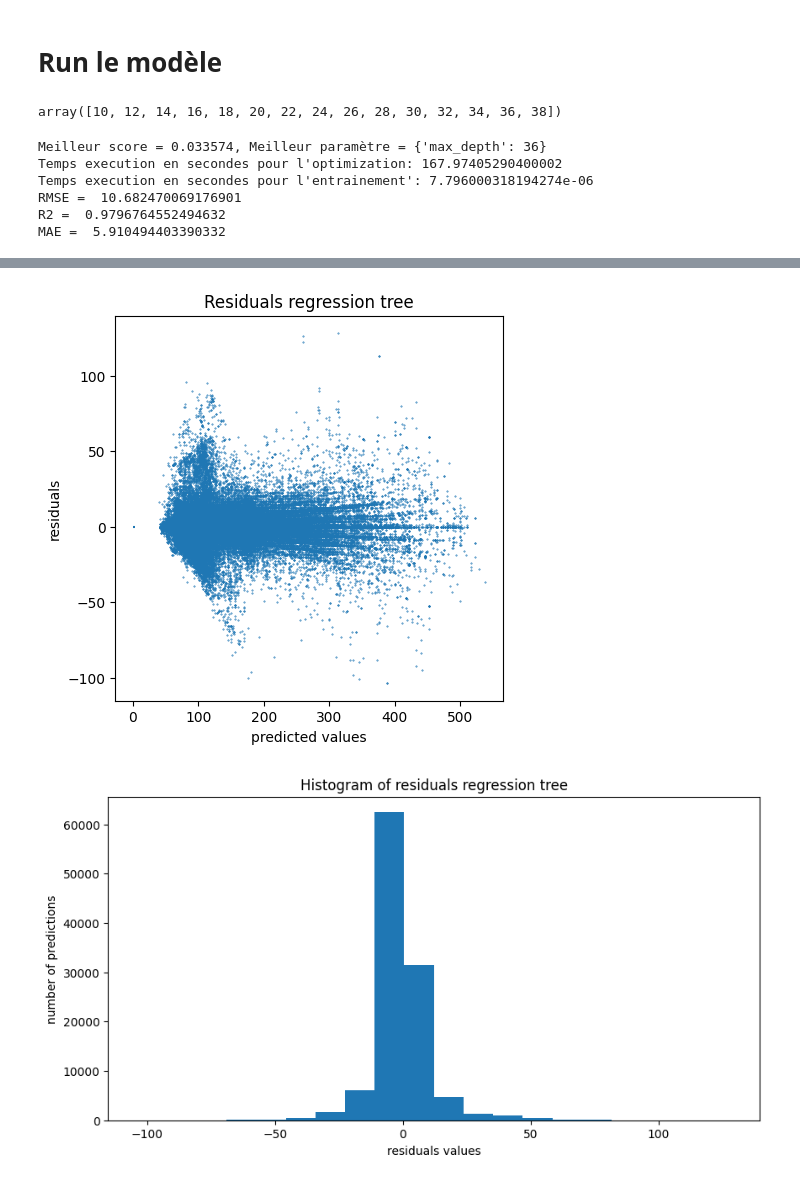
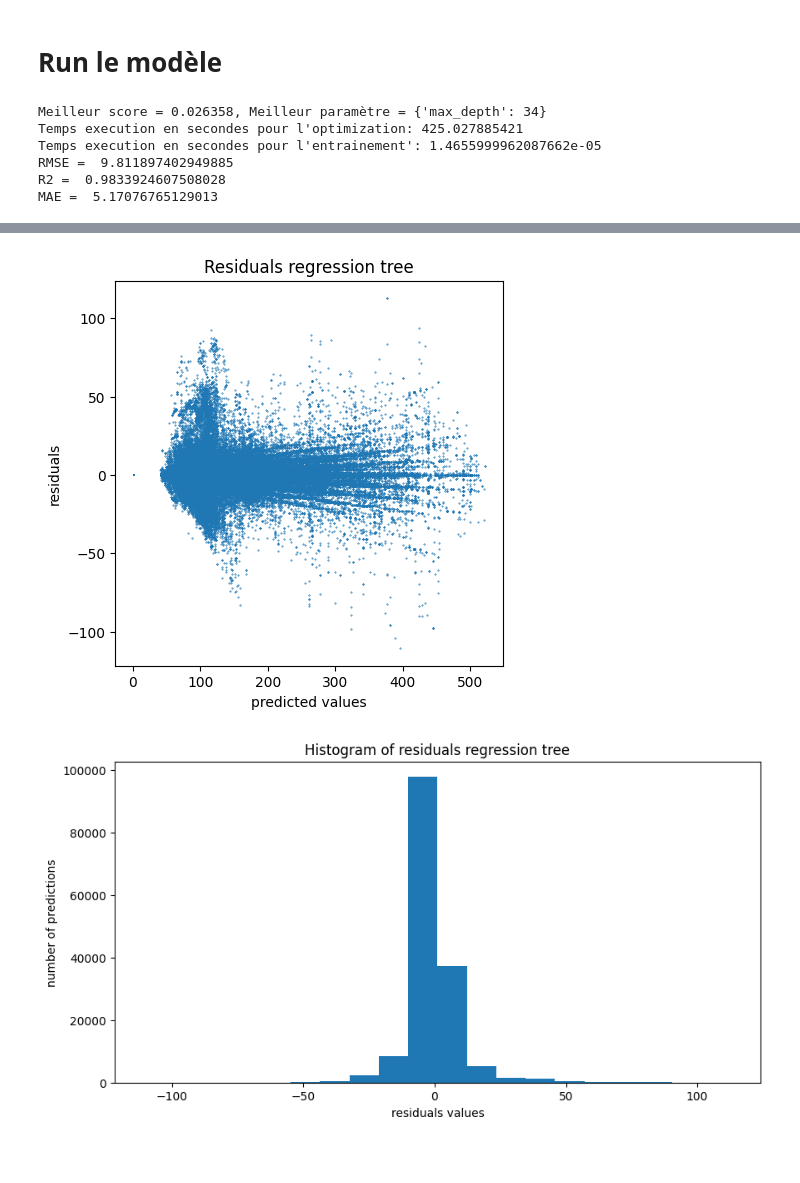
Before and after one commit to julie743/defi_IA, a Jupyter notebook: code/models/regression_tree_analysis.ipynb, the cells around one changed output, grey strips where cells are left out. Drawn from its saved outputs; the diff is of its cells as text; code cells hidden in the pictures; blank space fills up the shorter version.

```diff
--- a/code/models/regression_tree_analysis.ipynb
+++ b/code/models/regression_tree_analysis.ipynb
@@ -12,16 +12,12 @@ import warnings
 warnings.filterwarnings("ignore")
 # %% [markdown]
 # Run le modèle
-# %%
-np.arange(10,40,2)
-# %% [output]
-array([10, 12, 14, 16, 18, 20, 22, 24, 26, 28, 30, 32, 34, 36, 38])
 # %%
-main_regression_tree(list_max_depth=np.arange(10,40,2))
+main_regression_tree(list_max_depth=np.arange(10,38,2))
 # %% [output]
-Meilleur score = 0.033574, Meilleur paramètre = {'max_depth': 36}
-Temps execution en secondes pour l'optimization: 167.97405290400002
-Temps execution en secondes pour l'entrainement': 7.796000318194274e-06
-RMSE =  10.682470069176901
-R2 =  0.9796764552494632
-MAE =  5.910494403390332
+Meilleur score = 0.026358, Meilleur paramètre = {'max_depth': 34}
+Temps execution en secondes pour l'optimization: 425.027885421
+Temps execution en secondes pour l'entrainement': 1.4655999962087662e-05
+RMSE =  9.811897402949885
+R2 =  0.9833924607508028
+MAE =  5.17076765129013
@@ -29,2 +25,2 @@ MAE =  5.910494403390332
-[figure, old version]
+[figure, new version]
-[figure, old version]
+[figure, new version]
```
Also changed, not shown: parts of 2 cells of this notebook, 1 other file.
